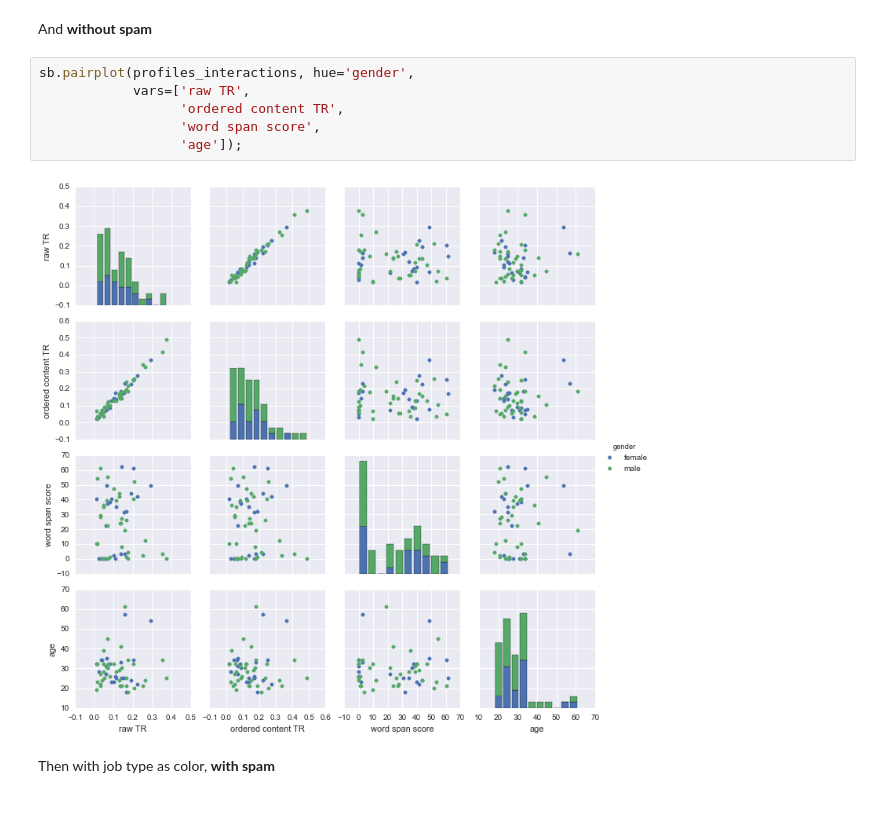
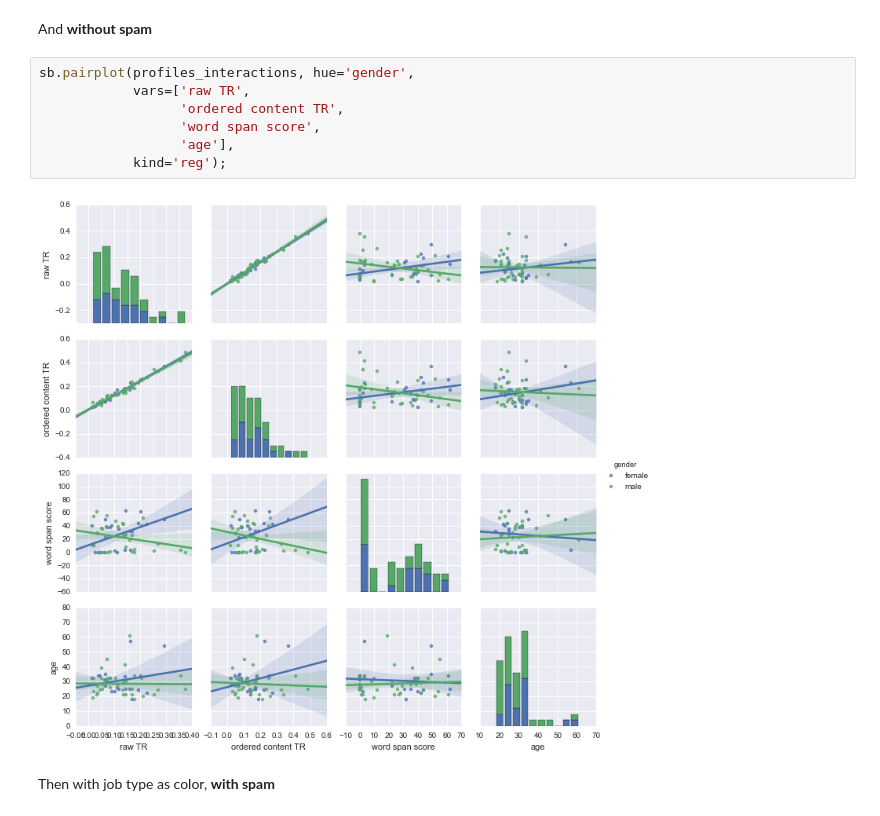
Before and after one commit to interpretation-experiment/analysis, a Jupyter notebook: notebooks/descriptive_stats.ipynb, the cells around one changed output. Saved outputs shown, nothing was run; the diff lists cells and outputs as text.

```diff
--- a/notebooks/descriptive_stats.ipynb
+++ b/notebooks/descriptive_stats.ipynb
@@ -98,11 +99,12 @@ And **without spam**
 # %%
 sb.pairplot(profiles_interactions, hue='gender',
             vars=['raw TR',
                   'ordered content TR',
                   'word span score',
-                  'age']);
+                  'age'],
+            kind='reg');
 # %% [output]
-[figure, old version]
+[figure, new version]
 # %% [markdown]
 Then with job type as color, **with spam**
 # %%
```
Also changed, not shown: parts of 7 cells of this notebook, 1 other file.
